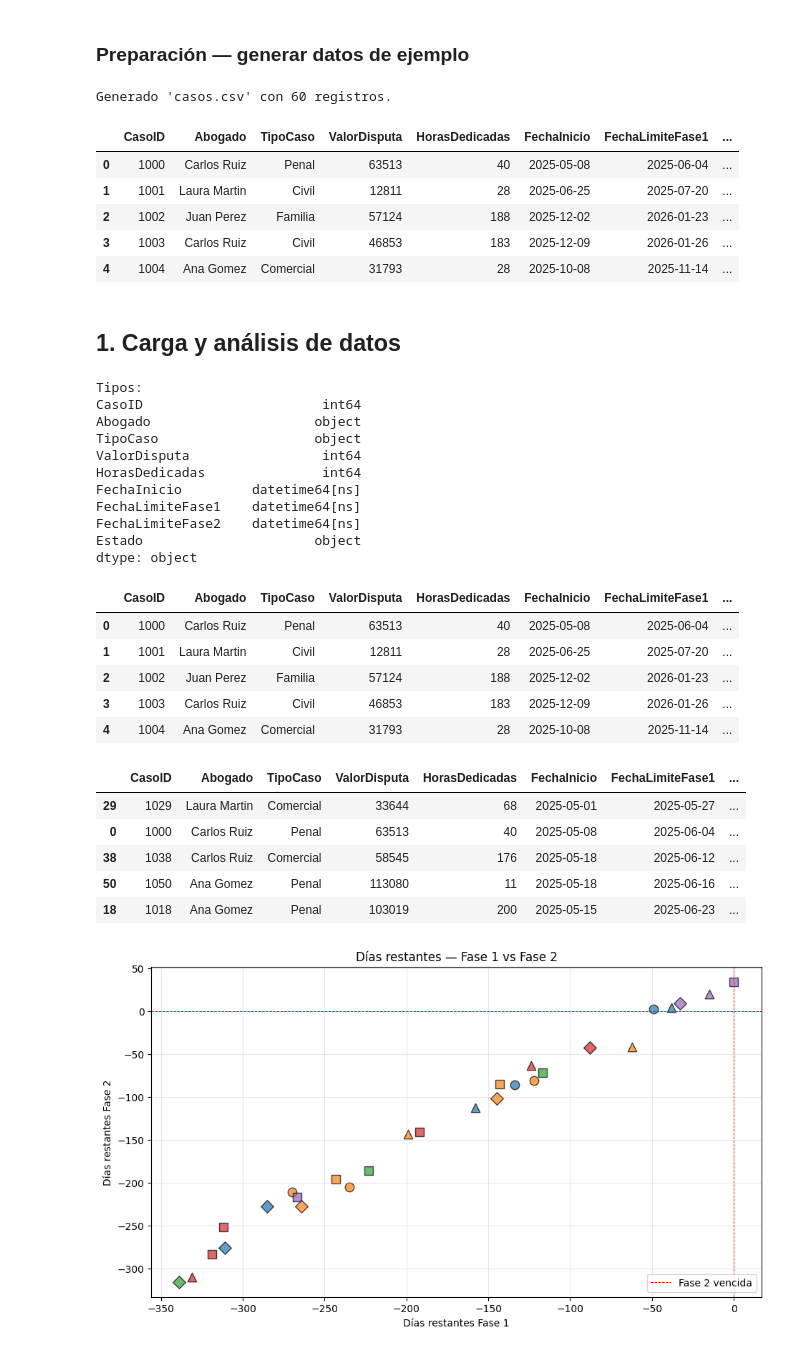
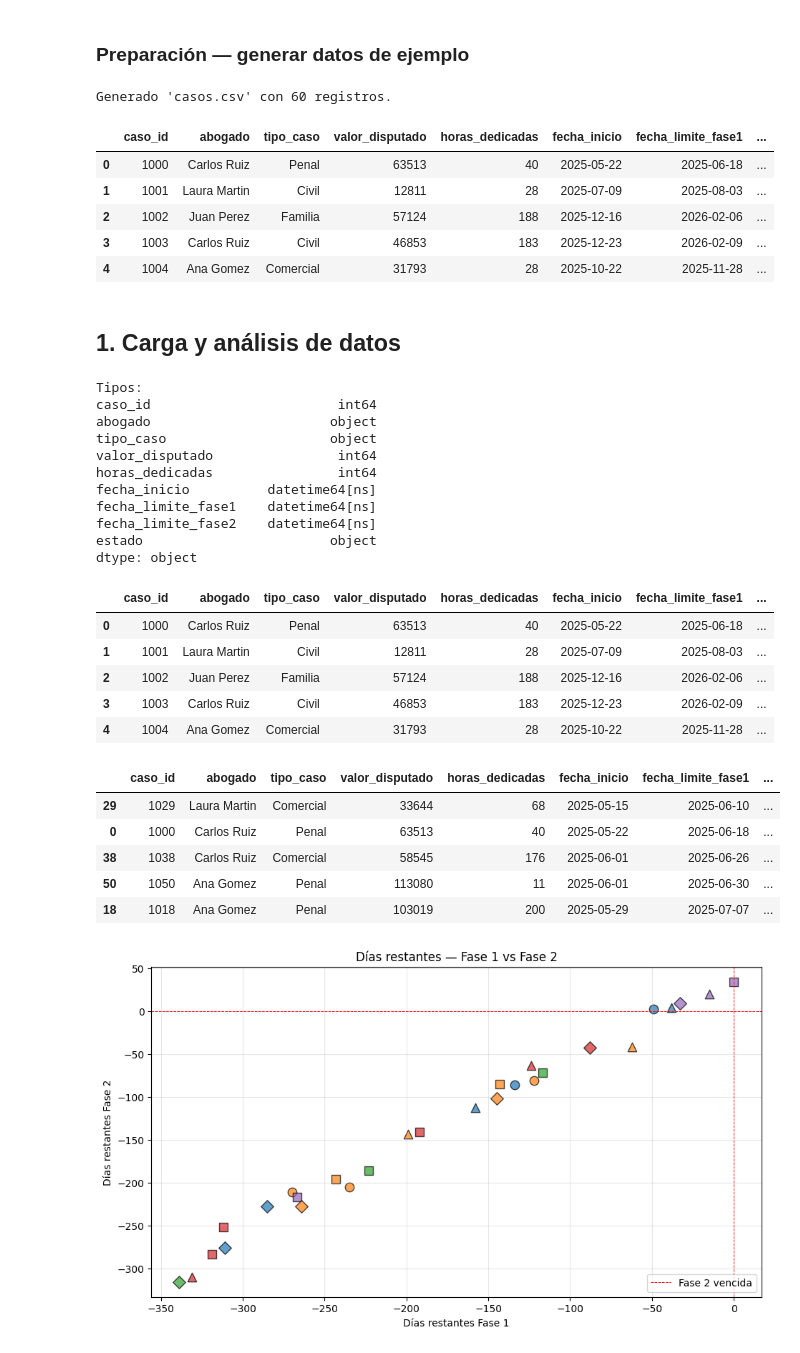
Before and after one commit to marsanla/C4L, a Jupyter notebook: SOL_C4L_6_Ejercicio_final.ipynb, the cells around one changed output. Drawn from its saved outputs; the diff is of its cells as text; code cells hidden in the pictures.

```diff
--- a/SOL_C4L_6_Ejercicio_final.ipynb
+++ b/SOL_C4L_6_Ejercicio_final.ipynb
@@ -36,48 +36,48 @@ random.seed(42)   # reproducibilidad
 
 
 def to_snake_case(text):
     text = text.lower()
     text = re.sub(r'[^a-z0-9]+', '_', text)
     return text.strip('_')
 
 
 def generar_datos_casos(num_casos=60):
     """Genera un DataFrame con datos simulados de casos legales."""
     abogados = ["Juan Perez", "Ana Gomez", "Carlos Ruiz", "Laura Martin"]
     tipos = ["Civil", "Penal", "Comercial", "Laboral", "Familia"]
     estados = ["Pendiente", "Resuelto"]
 
     filas = []
     for i in range(num_casos):
         fecha_inicio = datetime.now() - timedelta(days=random.randint(30, 365))
         fase1 = fecha_inicio + timedelta(days=random.randint(20, 60))
         fase2 = fase1 + timedelta(days=random.randint(20, 60))
         filas.append({
-            "CasoID":             1000 + i,
-            "Abogado":            random.choice(abogados),
-            "TipoCaso":           random.choice(tipos),
-            "ValorDisputa":       random.randint(5_000, 200_000),
-            "HorasDedicadas":     random.randint(5, 200),
-            "FechaInicio":        fecha_inicio.strftime("%Y-%m-%d"),
-            "FechaLimiteFase1":   fase1.strftime("%Y-%m-%d"),
-            "FechaLimiteFase2":   fase2.strftime("%Y-%m-%d"),
-            "Estado":             random.choice(estados),
+            "caso_id":              1000 + i,
+            "abogado":              random.choice(abogados),
+            "tipo_caso":            random.choice(tipos),
+            "valor_disputado":      random.randint(5_000, 200_000),
+            "horas_dedicadas":      random.randint(5, 200),
+            "fecha_inicio":         fecha_inicio.strftime("%Y-%m-%d"),
+            "fecha_limite_fase1":   fase1.strftime("%Y-%m-%d"),
+            "fecha_limite_fase2":   fase2.strftime("%Y-%m-%d"),
+            "estado":               random.choice(estados),
         })
     return pd.DataFrame(filas)
 
 
 df = generar_datos_casos()
 df.to_csv("casos.csv", index=False)
 print(f"Generado 'casos.csv' con {len(df)} registros.")
 df.head()
 # %% [output]
 Generado 'casos.csv' con 60 registros.
-|  | CasoID | Abogado | TipoCaso | ValorDisputa | HorasDedicadas | FechaInicio | FechaLimiteFase1 | ... |
-| 0 | 1000 | Carlos Ruiz | Penal | 63513 | 40 | 2025-05-08 | 2025-06-04 | ... |
-| 1 | 1001 | Laura Martin | Civil | 12811 | 28 | 2025-06-25 | 2025-07-20 | ... |
-| 2 | 1002 | Juan Perez | Familia | 57124 | 188 | 2025-12-02 | 2026-01-23 | ... |
-| 3 | 1003 | Carlos Ruiz | Civil | 46853 | 183 | 2025-12-09 | 2026-01-26 | ... |
-| 4 | 1004 | Ana Gomez | Comercial | 31793 | 28 | 2025-10-08 | 2025-11-14 | ... |
+|  | caso_id | abogado | tipo_caso | valor_disputado | horas_dedicadas | fecha_inicio | fecha_limite_fase1 | ... |
+| 0 | 1000 | Carlos Ruiz | Penal | 63513 | 40 | 2025-05-22 | 2025-06-18 | ... |
+| 1 | 1001 | Laura Martin | Civil | 12811 | 28 | 2025-07-09 | 2025-08-03 | ... |
+| 2 | 1002 | Juan Perez | Familia | 57124 | 188 | 2025-12-16 | 2026-02-06 | ... |
+| 3 | 1003 | Carlos Ruiz | Civil | 46853 | 183 | 2025-12-23 | 2026-02-09 | ... |
+| 4 | 1004 | Ana Gomez | Comercial | 31793 | 28 | 2025-10-22 | 2025-11-28 | ... |
 # %% [markdown]
 ## 1. Carga y análisis de datos
 # %%
@@ -89,7 +89,7 @@ import matplotlib.pyplot as plt
 def cargar_datos(archivo_csv):
     """Carga el CSV y convierte las columnas de fecha a datetime."""
     df = pd.read_csv(archivo_csv)
-    columnas_fecha = ["FechaInicio", "FechaLimiteFase1", "FechaLimiteFase2"]
+    columnas_fecha = ["fecha_inicio", "fecha_limite_fase1", "fecha_limite_fase2"]
     for col in columnas_fecha:
         if col in df.columns:
             df[col] = pd.to_datetime(df[col], errors="coerce")
@@ -102,29 +102,29 @@ print(datos.dtypes)
 datos.head()
 # %% [output]
 Tipos:
-CasoID                       int64
-Abogado                     object
-TipoCaso                    object
-ValorDisputa                 int64
-HorasDedicadas               int64
-FechaInicio         datetime64[ns]
-FechaLimiteFase1    datetime64[ns]
-FechaLimiteFase2    datetime64[ns]
-Estado                      object
+caso_id                        int64
+abogado                       object
+tipo_caso                     object
+valor_disputado                int64
+horas_dedicadas                int64
+fecha_inicio          datetime64[ns]
+fecha_limite_fase1    datetime64[ns]
+fecha_limite_fase2    datetime64[ns]
+estado                        object
 dtype: object
-|  | CasoID | Abogado | TipoCaso | ValorDisputa | HorasDedicadas | FechaInicio | FechaLimiteFase1 | ... |
-| 0 | 1000 | Carlos Ruiz | Penal | 63513 | 40 | 2025-05-08 | 2025-06-04 | ... |
-| 1 | 1001 | Laura Martin | Civil | 12811 | 28 | 2025-06-25 | 2025-07-20 | ... |
-| 2 | 1002 | Juan Perez | Familia | 57124 | 188 | 2025-12-02 | 2026-01-23 | ... |
-| 3 | 1003 | Carlos Ruiz | Civil | 46853 | 183 | 2025-12-09 | 2026-01-26 | ... |
-| 4 | 1004 | Ana Gomez | Comercial | 31793 | 28 | 2025-10-08 | 2025-11-14 | ... |
+|  | caso_id | abogado | tipo_caso | valor_disputado | horas_dedicadas | fecha_inicio | fecha_limite_fase1 | ... |
+| 0 | 1000 | Carlos Ruiz | Penal | 63513 | 40 | 2025-05-22 | 2025-06-18 | ... |
+| 1 | 1001 | Laura Martin | Civil | 12811 | 28 | 2025-07-09 | 2025-08-03 | ... |
+| 2 | 1002 | Juan Perez | Familia | 57124 | 188 | 2025-12-16 | 2026-02-06 | ... |
+| 3 | 1003 | Carlos Ruiz | Civil | 46853 | 183 | 2025-12-23 | 2026-02-09 | ... |
+| 4 | 1004 | Ana Gomez | Comercial | 31793 | 28 | 2025-10-22 | 2025-11-28 | ... |
 # %%
 def calcular_fechas_limite(datos):
     """Añade columnas con los días restantes hasta cada fase."""
     ahora = datetime.now()
     datos = datos.copy()
-    datos["dias_restantes_fase1"] = (datos["FechaLimiteFase1"] - ahora).dt.days
-    datos["dias_restantes_fase2"] = (datos["FechaLimiteFase2"] - ahora).dt.days
+    datos["dias_restantes_fase1"] = (datos["fecha_limite_fase1"] - ahora).dt.days
+    datos["dias_restantes_fase2"] = (datos["fecha_limite_fase2"] - ahora).dt.days
 
     # Ordenar por urgencia (la fase 1 manda)
     datos = datos.sort_values(["dias_restantes_fase1", "dias_restantes_fase2"])
@@ -134,12 +134,12 @@ def calcular_fechas_limite(datos):
 datos_analizados = calcular_fechas_limite(datos)
 datos_analizados.head()
 # %% [output]
-|  | CasoID | Abogado | TipoCaso | ValorDisputa | HorasDedicadas | FechaInicio | FechaLimiteFase1 | ... |
-| 29 | 1029 | Laura Martin | Comercial | 33644 | 68 | 2025-05-01 | 2025-05-27 | ... |
-| 0 | 1000 | Carlos Ruiz | Penal | 63513 | 40 | 2025-05-08 | 2025-06-04 | ... |
-| 38 | 1038 | Carlos Ruiz | Comercial | 58545 | 176 | 2025-05-18 | 2025-06-12 | ... |
-| 50 | 1050 | Ana Gomez | Penal | 113080 | 11 | 2025-05-18 | 2025-06-16 | ... |
-| 18 | 1018 | Ana Gomez | Penal | 103019 | 200 | 2025-05-15 | 2025-06-23 | ... |
+|  | caso_id | abogado | tipo_caso | valor_disputado | horas_dedicadas | fecha_inicio | fecha_limite_fase1 | ... |
+| 29 | 1029 | Laura Martin | Comercial | 33644 | 68 | 2025-05-15 | 2025-06-10 | ... |
+| 0 | 1000 | Carlos Ruiz | Penal | 63513 | 40 | 2025-05-22 | 2025-06-18 | ... |
+| 38 | 1038 | Carlos Ruiz | Comercial | 58545 | 176 | 2025-06-01 | 2025-06-26 | ... |
+| 50 | 1050 | Ana Gomez | Penal | 113080 | 11 | 2025-06-01 | 2025-06-30 | ... |
+| 18 | 1018 | Ana Gomez | Penal | 103019 | 200 | 2025-05-29 | 2025-07-07 | ... |
 # %%
 def analizar_fechas(datos):
     """Genera una gráfica comparando los días restantes de fase1 y fase2."""
```
Also changed, not shown: parts of 6 cells of this notebook.
